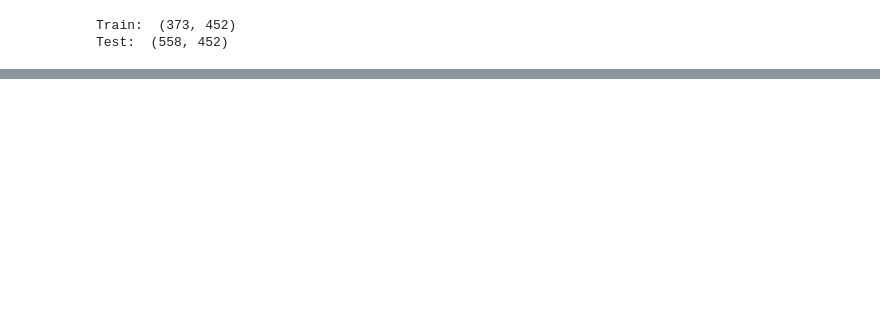
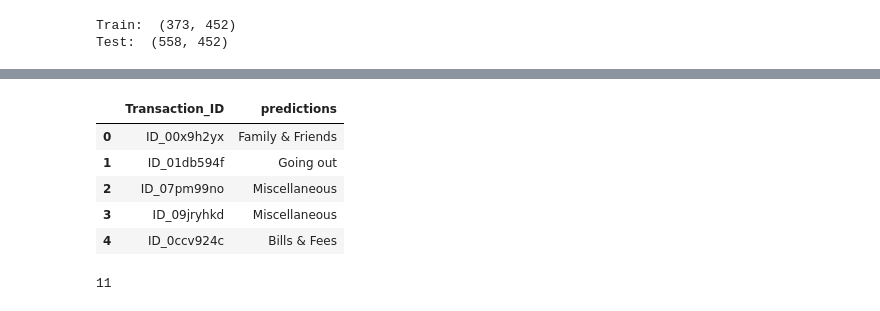
Before and after one commit to The-DigitalAcademy/Zweli-alvin_classification_challenge, a Jupyter notebook: purchase_analysis.ipynb, the cells around one changed output, grey strips where cells are left out. Saved outputs shown, nothing was run; the diff lists cells and outputs as text; code cells hidden in the pictures; blank space fills up the shorter version.

Commit message:
trained data

```diff
--- a/purchase_analysis.ipynb
+++ b/purchase_analysis.ipynb
@@ -152,0 +169,16 @@ NameError: name 'train_test_split' is not defined
+# %%
+# Creating a Decision tree classifier
+model_dtree = DecisionTreeClassifier(max_depth=5, random_state=101,
+                                     max_features = None, min_samples_leaf=8)
+
+# Training the model on the training dataset
+model_dtree.fit(X_train, y_train)
+
+# Predict
+y_pred = model_dtree.predict(X_val)
+
+# Calculate accuracy
+print("ACCURACY OF THE MODEL: ", accuracy_score(y_val, y_pred))
+
+# Classification report
+print(classification_report(y_val, y_pred))
@@ -152,0 +202,17 @@ NameError: name 'train_test_split' is not defined
+# %%
+from sklearn.ensemble import RandomForestClassifier
+
+# Creating a RF classifier
+clf = RandomForestClassifier()
+
+# Training the model on the training dataset
+clf.fit(X_train, y_train)
+
+# Performing predictions on the test dataset
+y_pred = clf.predict(X_val)
+
+# Calculate accuracy
+print("ACCURACY OF THE MODEL: ", accuracy_score(y_val, y_pred))
+
+# Classification report
+print(classification_report(y_val, y_pred))
@@ -152,0 +237,18 @@ NameError: name 'train_test_split' is not defined
+# %%
+# Get the predicted result for the test Data
+predictions = clf.predict(test.drop("Transaction_ID", axis=1))
+# %%
+test["predictions"] = predictions
+# %%
+test[["Transaction_ID",  "predictions"]].head()
+# %% [output]
+|  | Transaction_ID | predictions |
+| 0 | ID_00x9h2yx | Family & Friends |
+| 1 | ID_01db594f | Going out |
+| 2 | ID_07pm99no | Miscellaneous |
+| 3 | ID_09jryhkd | Miscellaneous |
+| 4 | ID_0ccv924c | Bills & Fees |
+# %%
+test[["Transaction_ID",  "predictions"]]["predictions"].nunique()
+# %% [output]
+11
```
Also changed, not shown: parts of 7 cells of this notebook.
